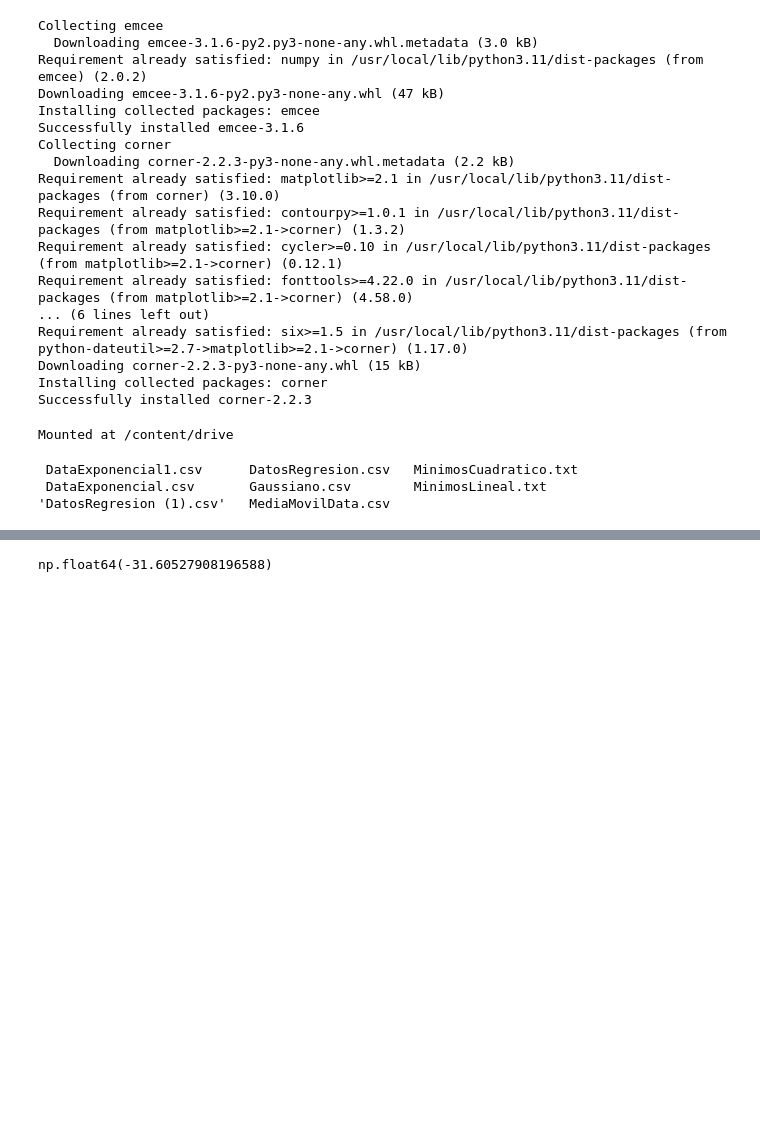
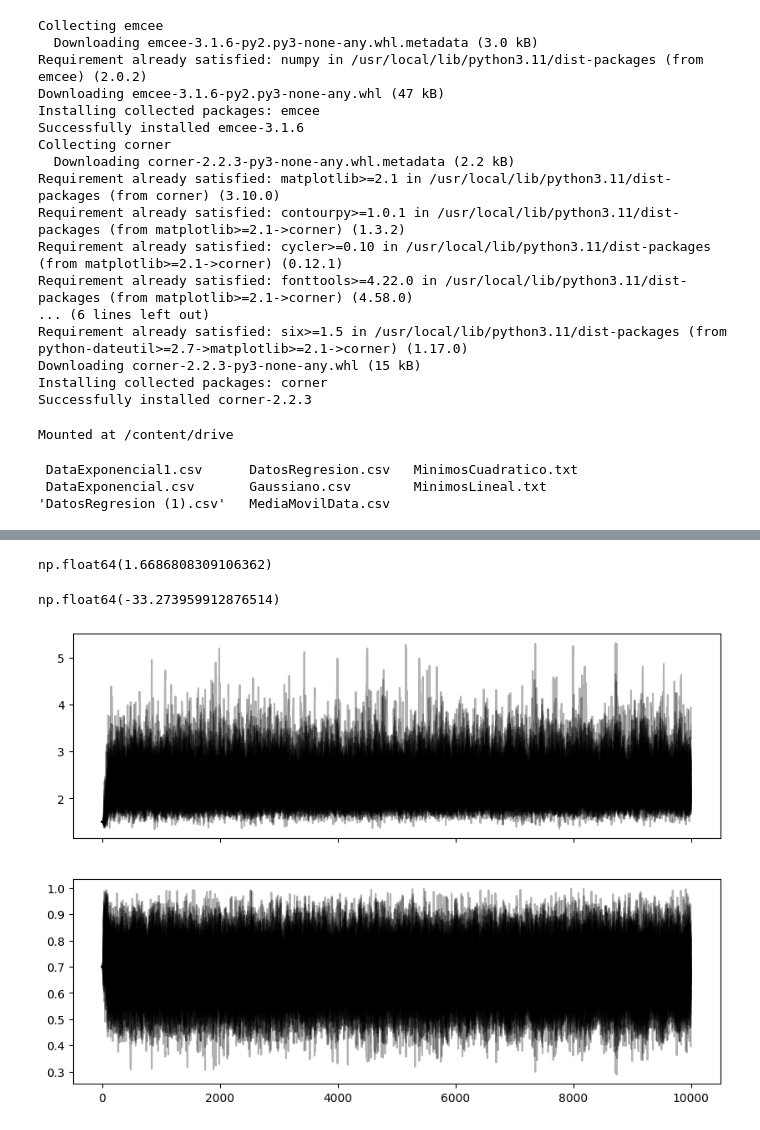
Before and after one commit to KateT840/M-computacionales-1, a Jupyter notebook: Parcial_4.ipynb, the cells around one changed output, grey strips where cells are left out. Saved outputs shown, nothing was run; the diff lists cells and outputs as text; code cells hidden in the pictures; blank space fills up the shorter version.

```diff
--- a/Parcial_4.ipynb
+++ b/Parcial_4.ipynb
@@ -66,20 +70,39 @@ def JointLikelihood(p,x):
 # %%
-def LogPrior(p):
-    λ, ε1, ε2 = p
-    if 0 < λ < 100 and 0 < ε1 < 1 and 0 < ε2 < 1:
-        log_prior_ε1 = norm.logpdf(ε1, loc=0.7, scale=0.1)
-        log_prior_ε2 = norm.logpdf(ε2, loc=0.8, scale=0.3)
-        return log_prior_ε1 + log_prior_ε2
-    else:
-        return -np.inf
+#Punto 3
+def log_prior(p):
+    lam, eps1, eps2 = p
+    if lam <= 0 or not (0 < eps1 <= 1.0) or not (0 < eps2 <= 1.0):
+      return -np.inf
+    lp_eps1 = norm.logpdf(eps1, loc=0.7, scale=0.1)
+    lp_eps2 = norm.logpdf(eps2, loc=0.8, scale=0.3)
+    return lp_eps1 + lp_eps2
+# %%
+log_prior(p0)
+# %% [output]
+np.float64(1.6686808309106362)
 # %%
-def LogPosterior(p,x):
-  LogP = LogPrior(p)
-  if not np.isfinite(LogP):
-    return -np.inf
-  else:
-    return LogP + JointLikelihood(p,x)
+def log_posterior(p, x):
+    lp = log_prior(p)
+    if not np.isfinite(lp):
+        return -np.inf
+    return lp + log_likelihood(p, x)
 # %%
-LogPosterior(p0,_x)
+log_posterior(p0,_x)
 # %% [output]
-np.float64(-31.60527908196588)
+np.float64(-33.273959912876514)
+# %%
+n_walkers, n_params = 50, 3
+initial = np.array([1.5, 0.7, 0.8])
+pos = initial + 1e-4 * np.random.randn(n_walkers, n_params)
+sampler = emcee.EnsembleSampler(n_walkers, n_params, log_posterior, args=(x,))
+pos,prob,state = sampler.run_mcmc(pos,10000,progress=True)
+# %%
+fig, axes = plt.subplots(2, figsize=(10, 7), sharex=True)
+
+samples = sampler.get_chain()
+labels = ["mu", "sigma"]
+for i in range(2):
+    ax = axes[i]
+    ax.plot(samples[:, :, i], "k", alpha=0.3)
+# %% [output]
+[figure, added]
```
Also changed, not shown: parts of 5 cells of this notebook.
